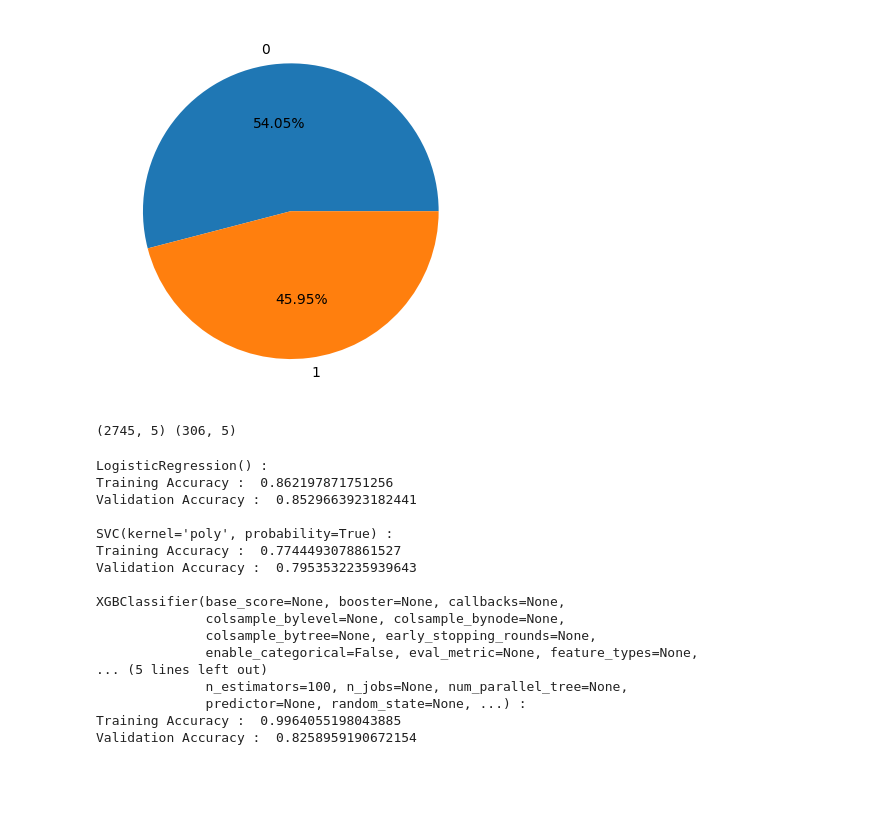
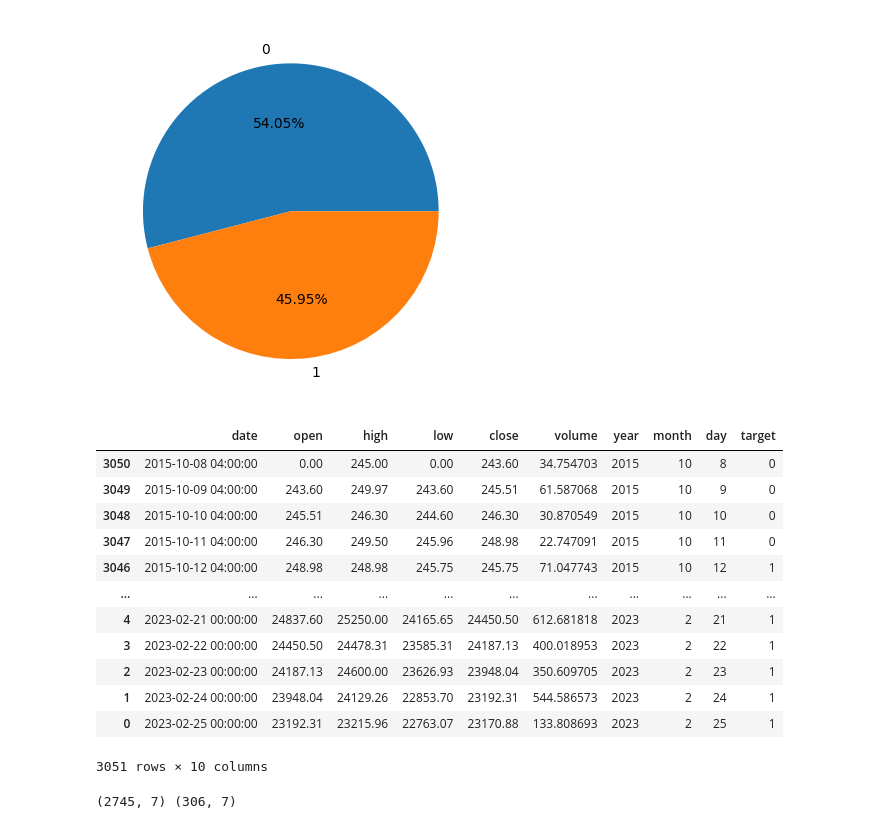
Before and after one commit to hristo-darlyanov/CryptoTradingMLPredictor, a Jupyter notebook: main.ipynb, the cells around one changed output. Saved outputs shown, nothing was run; the diff lists cells and outputs as text; code cells hidden in the pictures; blank space fills up the shorter version.

```diff
--- a/main.ipynb
+++ b/main.ipynb
@@ -183,9 +171,25 @@ plt.pie(df['target'].value_counts().values, labels=[0,1], autopct="%.2f%%")
  [Text(-0.07609474543382944, 0.5951550971951435, '54.05%'),
   Text(0.07609474543382948, -0.5951550971951435, '45.95%')])
 [figure]
+# %%
+df
+# %% [output]
+|  | date | open | high | low | close | volume | year | month | day | target |
+| 3050 | 2015-10-08 04:00:00 | 0.00 | 245.00 | 0.00 | 243.60 | 34.754703 | 2015 | 10 | 8 | 0 |
+| 3049 | 2015-10-09 04:00:00 | 243.60 | 249.97 | 243.60 | 245.51 | 61.587068 | 2015 | 10 | 9 | 0 |
+| 3048 | 2015-10-10 04:00:00 | 245.51 | 246.30 | 244.60 | 246.30 | 30.870549 | 2015 | 10 | 10 | 0 |
+| 3047 | 2015-10-11 04:00:00 | 246.30 | 249.50 | 245.96 | 248.98 | 22.747091 | 2015 | 10 | 11 | 0 |
+| 3046 | 2015-10-12 04:00:00 | 248.98 | 248.98 | 245.75 | 245.75 | 71.047743 | 2015 | 10 | 12 | 1 |
+| ... | ... | ... | ... | ... | ... | ... | ... | ... | ... | ... |
+| 4 | 2023-02-21 00:00:00 | 24837.60 | 25250.00 | 24165.65 | 24450.50 | 612.681818 | 2023 | 2 | 21 | 1 |
+| 3 | 2023-02-22 00:00:00 | 24450.50 | 24478.31 | 23585.31 | 24187.13 | 400.018953 | 2023 | 2 | 22 | 1 |
+| 2 | 2023-02-23 00:00:00 | 24187.13 | 24600.00 | 23626.93 | 23948.04 | 350.609705 | 2023 | 2 | 23 | 1 |
+| 1 | 2023-02-24 00:00:00 | 23948.04 | 24129.26 | 22853.70 | 23192.31 | 544.586573 | 2023 | 2 | 24 | 1 |
+| 0 | 2023-02-25 00:00:00 | 23192.31 | 23215.96 | 22763.07 | 23170.88 | 133.808693 | 2023 | 2 | 25 | 1 |
+3051 rows × 10 columns
 # %%
-features = df[['open', 'high', 'low', 'close', 'volume']]
-target = df['target']
+features = df[['open', 'high', 'low', 'volume', 'month', 'day', 'year']]
+target = df['close']
 
 scaler = StandardScaler()
 features = scaler.fit_transform(features)
@@ -193,31 +197,4 @@ features = scaler.fit_transform(features)
 X_train, X_test, Y_train, Y_test = train_test_split(features, target, test_size=0.1, random_state=2022)
 print(X_train.shape, X_test.shape)
 # %% [output]
-(2745, 5) (306, 5)
+(2745, 7) (306, 7)
-# %%
-models = [LogisticRegression(), SVC(kernel='poly', probability=True), XGBClassifier()]
-for i in range(3):
-  models[i].fit(X_train, Y_train)
-
-  print(f'{models[i]} : ')
-  print('Training Accuracy : ', metrics.roc_auc_score(Y_train, models[i].predict_proba(X_train)[:,1]))
-  print('Validation Accuracy : ', metrics.roc_auc_score(Y_test, models[i].predict_proba(X_test)[:,1]))
-  print()
-# %% [output]
-LogisticRegression() :
-Training Accuracy :  0.862197871751256
-Validation Accuracy :  0.8529663923182441
-
-SVC(kernel='poly', probability=True) :
-Training Accuracy :  0.7744493078861527
-Validation Accuracy :  0.7953532235939643
-
-XGBClassifier(base_score=None, booster=None, callbacks=None,
-              colsample_bylevel=None, colsample_bynode=None,
-              colsample_bytree=None, early_stopping_rounds=None,
-              enable_categorical=False, eval_metric=None, feature_types=None,
-... (5 lines left out)
-              n_estimators=100, n_jobs=None, num_parallel_tree=None,
-              predictor=None, random_state=None, ...) :
-Training Accuracy :  0.9964055198043885
-Validation Accuracy :  0.8258959190672154
```
Also changed, not shown: parts of 13 cells of this notebook.
